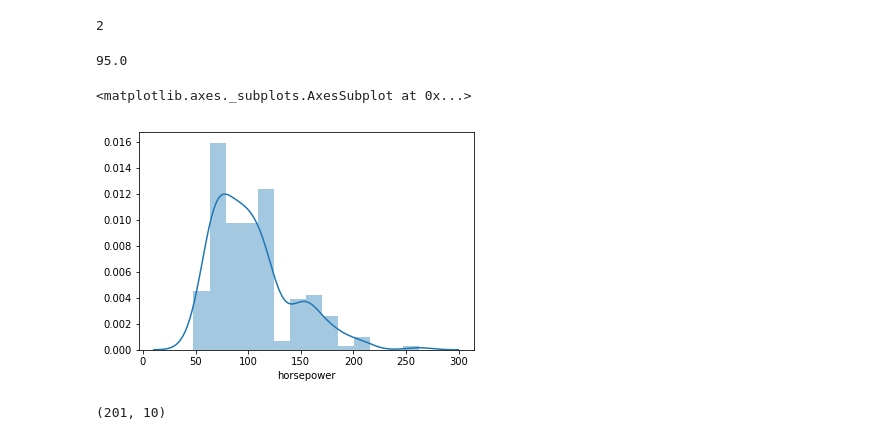
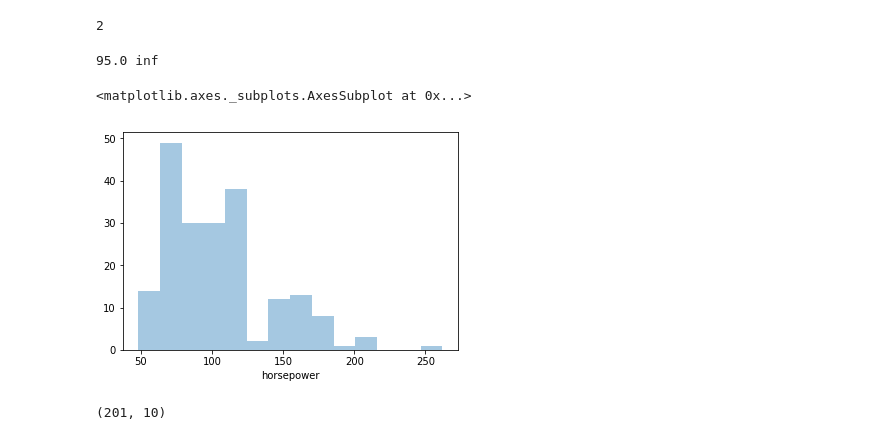
Before and after one commit to srikanth-neelam/DS_21_MAR_2019, a Jupyter notebook: car/price_finder.ipynb, the cells around one changed output. Cells and saved outputs as stored; diff of their text form; code cells hidden in the pictures.

```diff
--- a/car/price_finder.ipynb
+++ b/car/price_finder.ipynb
@@ -59,7 +59,8 @@ df[df['price'] == '?']   ## rows with ? in price
 | 129 | 1 | ? | porsche | gas | std | two | hatchback | rwd | ... |
 4 rows × 26 columns
 # %%
-df.drop(df.loc[df['price'] == '?'].index, inplace=True)
+# Drop rows with ? in price
+df.drop(df.loc[df['price'] == '?'].index, axis=0, inplace=True)
 # %%
 df.shape
 # %% [output]
@@ -344,19 +307,21 @@ cars.loc[cars['horsepower'] == '?', 'horsepower'].count()
 2
 # %%
 hp_median = cars.loc[cars['horsepower'] != '?', 'horsepower'].median()
-hp_median
+# Not applicable as there are ? in column
+# hp_mean = cars.loc[cars['horsepower'] != '?', 'horsepower'].mean()
+print(hp_median,hp_mean)
 # %% [output]
-95.0
+95.0 inf
 # %%
 # replace ? in horsepower with median()
 cars.loc[ cars['horsepower'] == '?', 'horsepower'] = hp_median
 # %%
 cars['horsepower'] = cars['horsepower'].astype('float')
 # %%
-sns.distplot( cars['horsepower'])
+sns.distplot( cars['horsepower'],kde=False)
 # %% [output]
 <matplotlib.axes._subplots.AxesSubplot at 0x...>
-[figure, old version]
+[figure, new version]
 # %%
 cars.shape
 # %% [output]
```
Also changed, not shown: parts of 34 cells of this notebook.
